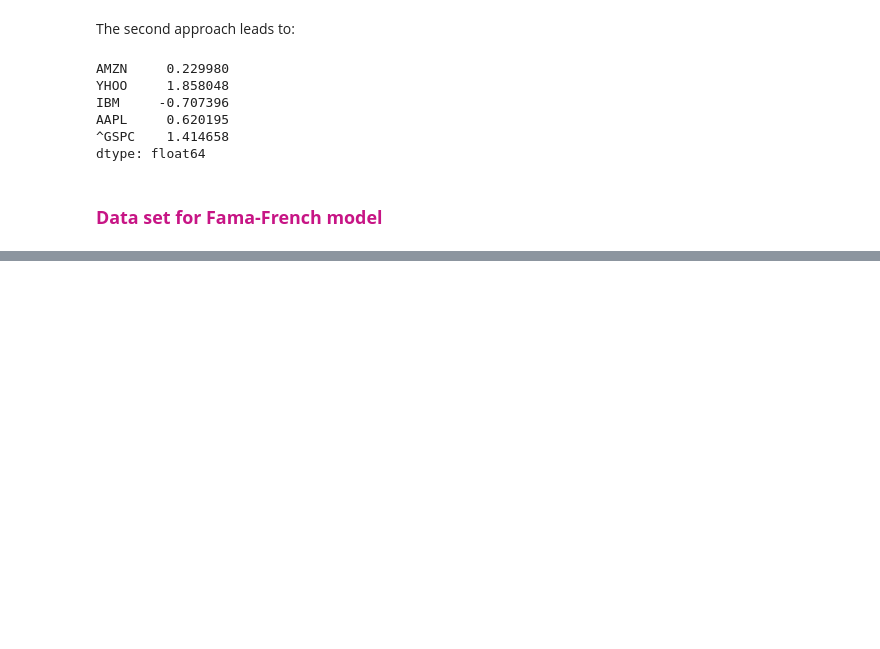
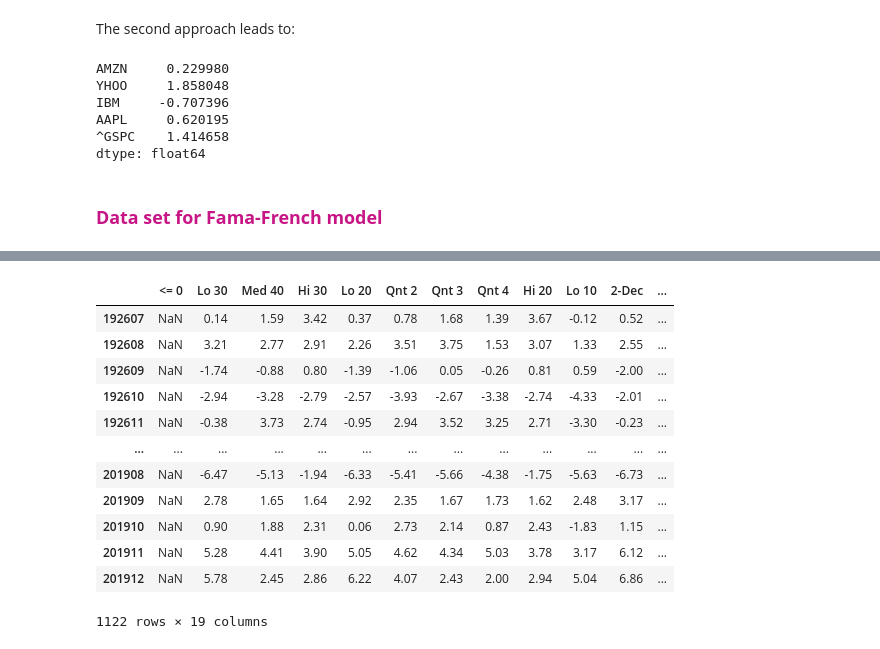
Before and after one commit to raketic-ognjen/QuantInvestmentLesson2, a Jupyter notebook: 02_Fundamentals_of_Risk_and_Returns.ipynb, the cells around one changed output, grey strips where cells are left out. Drawn from its saved outputs; the diff is of its cells as text; code cells hidden in the pictures; blank space fills up the shorter version.

```diff
--- a/02_Fundamentals_of_Risk_and_Returns.ipynb
+++ b/02_Fundamentals_of_Risk_and_Returns.ipynb
@@ -610,0 +619,17 @@ dtype: float64
+# %%
+returnsFF = pd.read_csv("Portfolios_Formed_on_ME_Branko.csv",header=0,index_col=0,parse_dates=True,na_values=-99.99)
+returnsFF
+# %% [output]
+|  | <= 0 | Lo 30 | Med 40 | Hi 30 | Lo 20 | Qnt 2 | Qnt 3 | Qnt 4 | Hi 20 | Lo 10 | 2-Dec | ... |
+| 192607 | NaN | 0.14 | 1.59 | 3.42 | 0.37 | 0.78 | 1.68 | 1.39 | 3.67 | -0.12 | 0.52 | ... |
+| 192608 | NaN | 3.21 | 2.77 | 2.91 | 2.26 | 3.51 | 3.75 | 1.53 | 3.07 | 1.33 | 2.55 | ... |
+| 192609 | NaN | -1.74 | -0.88 | 0.80 | -1.39 | -1.06 | 0.05 | -0.26 | 0.81 | 0.59 | -2.00 | ... |
+| 192610 | NaN | -2.94 | -3.28 | -2.79 | -2.57 | -3.93 | -2.67 | -3.38 | -2.74 | -4.33 | -2.01 | ... |
+| 192611 | NaN | -0.38 | 3.73 | 2.74 | -0.95 | 2.94 | 3.52 | 3.25 | 2.71 | -3.30 | -0.23 | ... |
+| ... | ... | ... | ... | ... | ... | ... | ... | ... | ... | ... | ... | ... |
+| 201908 | NaN | -6.47 | -5.13 | -1.94 | -6.33 | -5.41 | -5.66 | -4.38 | -1.75 | -5.63 | -6.73 | ... |
+| 201909 | NaN | 2.78 | 1.65 | 1.64 | 2.92 | 2.35 | 1.67 | 1.73 | 1.62 | 2.48 | 3.17 | ... |
+| 201910 | NaN | 0.90 | 1.88 | 2.31 | 0.06 | 2.73 | 2.14 | 0.87 | 2.43 | -1.83 | 1.15 | ... |
+| 201911 | NaN | 5.28 | 4.41 | 3.90 | 5.05 | 4.62 | 4.34 | 5.03 | 3.78 | 3.17 | 6.12 | ... |
+| 201912 | NaN | 5.78 | 2.45 | 2.86 | 6.22 | 4.07 | 2.43 | 2.00 | 2.94 | 5.04 | 6.86 | ... |
+1122 rows × 19 columns
```
Also changed, not shown: parts of 65 cells of this notebook.
